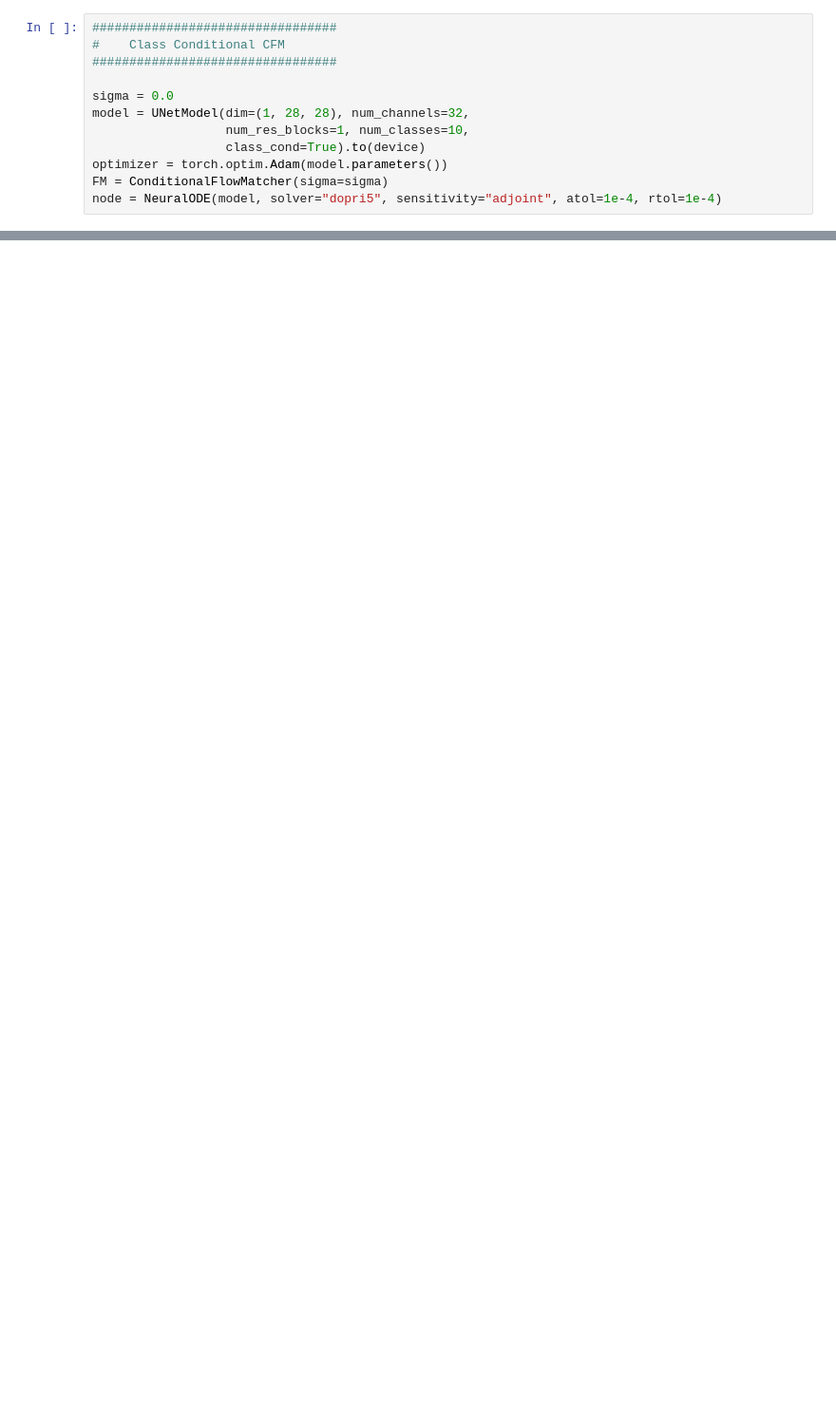
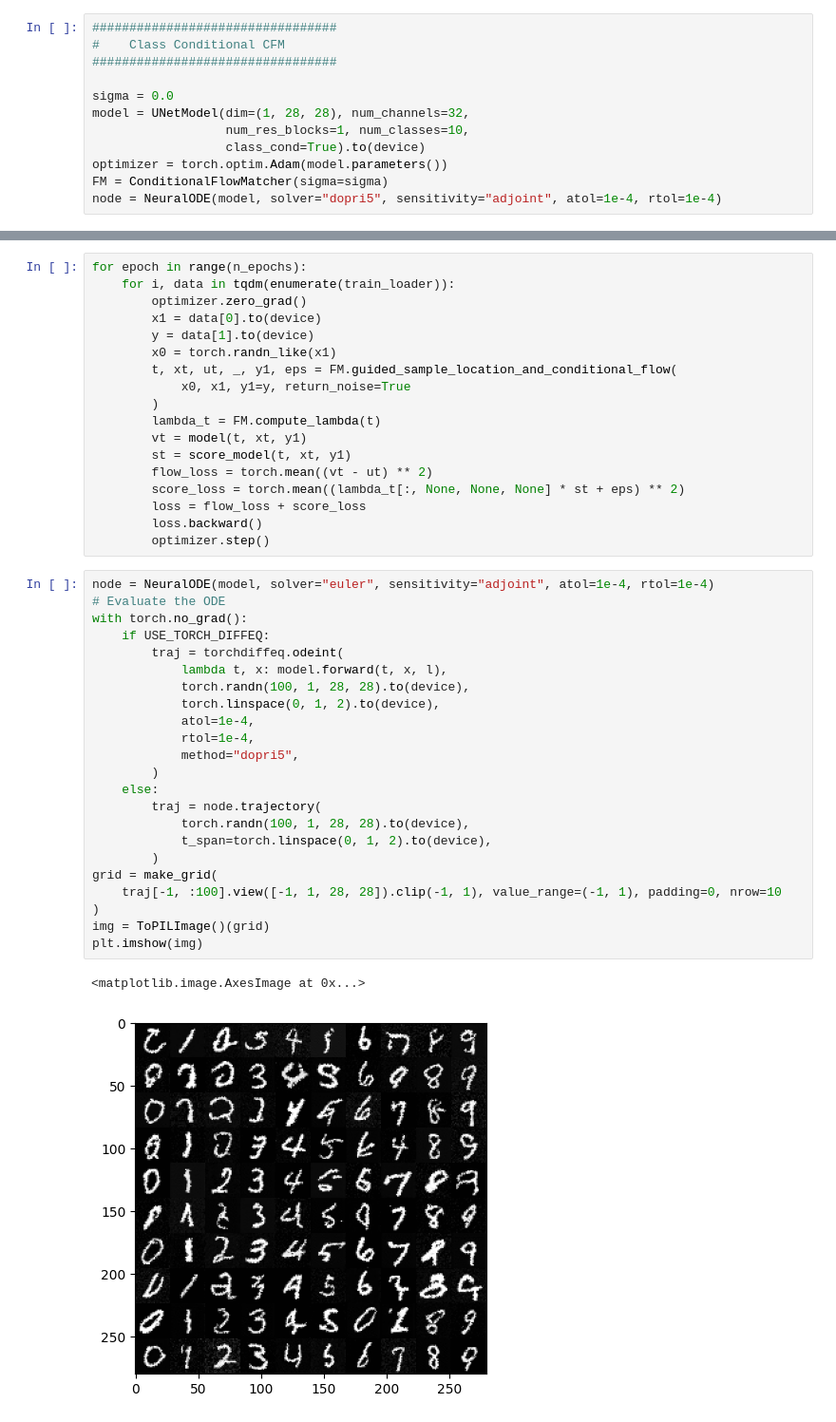
Before and after one commit to atong01/conditional-flow-matching, a Jupyter notebook: examples/notebooks/conditional_mnist.ipynb, the cells around one changed output, grey strips where cells are left out. Shown at 95% size. Saved outputs shown, nothing was run; the diff lists cells and outputs as text; blank space fills up the shorter version.

```diff
--- a/examples/notebooks/conditional_mnist.ipynb
+++ b/examples/notebooks/conditional_mnist.ipynb
@@ -89,0 +162,44 @@ plt.show()
+# %%
+for epoch in range(n_epochs):
+    for i, data in tqdm(enumerate(train_loader)):
+        optimizer.zero_grad()
+        x1 = data[0].to(device)
+        y = data[1].to(device)
+        x0 = torch.randn_like(x1)
+        t, xt, ut, _, y1, eps = FM.guided_sample_location_and_conditional_flow(
+            x0, x1, y1=y, return_noise=True
+        )
+        lambda_t = FM.compute_lambda(t)
+        vt = model(t, xt, y1)
+        st = score_model(t, xt, y1)
+        flow_loss = torch.mean((vt - ut) ** 2)
+        score_loss = torch.mean((lambda_t[:, None, None, None] * st + eps) ** 2)
+        loss = flow_loss + score_loss
+        loss.backward()
+        optimizer.step()
+# %%
+node = NeuralODE(model, solver="euler", sensitivity="adjoint", atol=1e-4, rtol=1e-4)
+# Evaluate the ODE
+with torch.no_grad():
+    if USE_TORCH_DIFFEQ:
+        traj = torchdiffeq.odeint(
+            lambda t, x: model.forward(t, x, l),
+            torch.randn(100, 1, 28, 28).to(device),
+            torch.linspace(0, 1, 2).to(device),
+            atol=1e-4,
+            rtol=1e-4,
+            method="dopri5",
+        )
+    else:
+        traj = node.trajectory(
+            torch.randn(100, 1, 28, 28).to(device),
+            t_span=torch.linspace(0, 1, 2).to(device),
+        )
+grid = make_grid(
+    traj[-1, :100].view([-1, 1, 28, 28]).clip(-1, 1), value_range=(-1, 1), padding=0, nrow=10
+)
+img = ToPILImage()(grid)
+plt.imshow(img)
+# %% [output]
+<matplotlib.image.AxesImage at 0x...>
+[figure, added]
```
Also changed, not shown: parts of 10 cells of this notebook, 1 other file.
